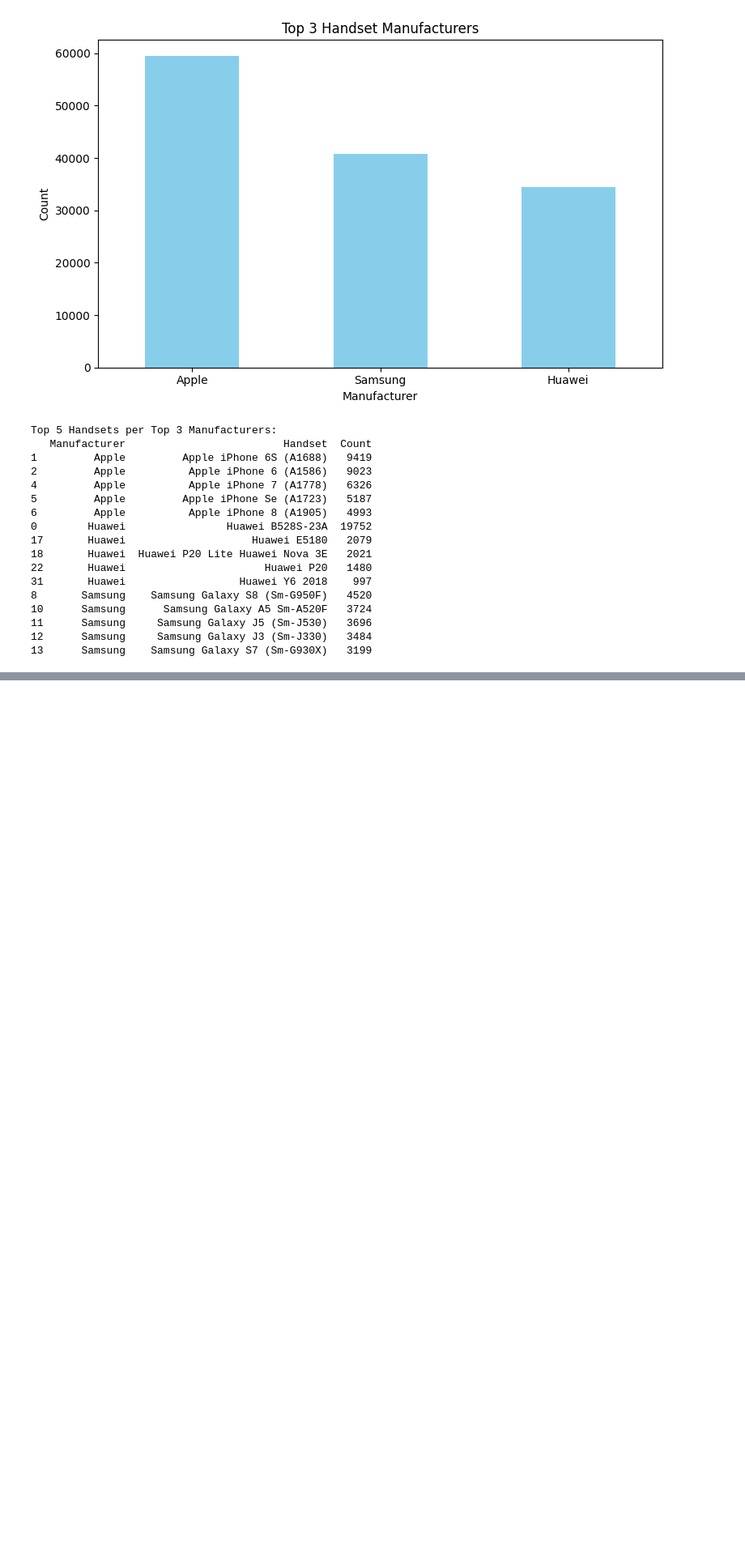
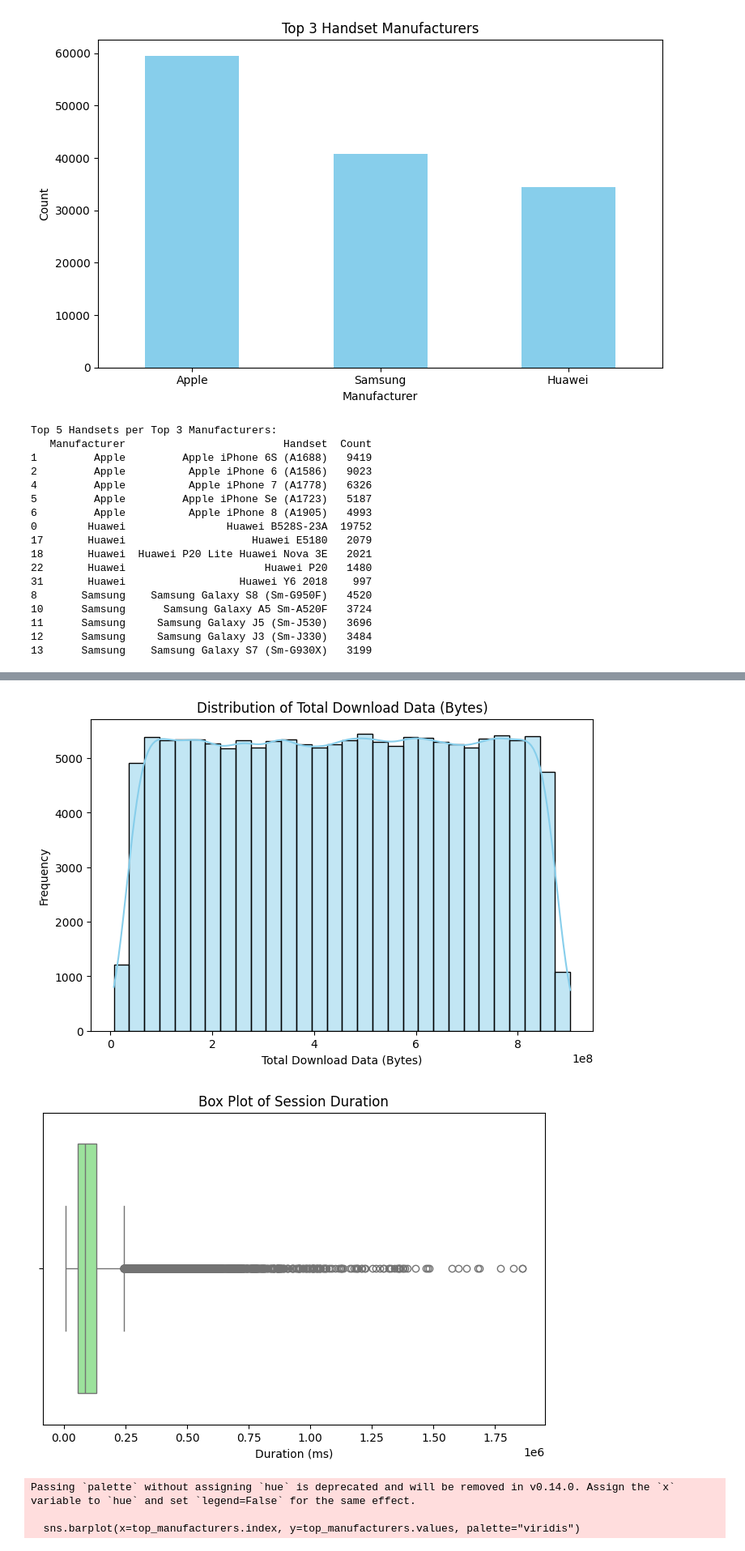
Before and after one commit to hasankere/Week2_DataScience_Project, a Jupyter notebook: notebooks/Telecom_Data_analysis.ipynb, the cells around one changed output, grey strips where cells are left out. Shown at 81% size. Saved outputs shown, nothing was run; the diff lists cells and outputs as text; code cells hidden in the pictures; blank space fills up the shorter version.

```diff
--- a/notebooks/Telecom_Data_analysis.ipynb
+++ b/notebooks/Telecom_Data_analysis.ipynb
@@ -278,0 +402,32 @@ Top 5 Handsets per Top 3 Manufacturers:
+# %%
+#Graphical Univariate Analysis
+# Histogram for Total DL (Bytes)
+plt.figure(figsize=(8, 5))
+sns.histplot(data['Total DL (Bytes)'], bins=30, kde=True, color='skyblue')
+plt.title("Distribution of Total Download Data (Bytes)")
+plt.xlabel("Total Download Data (Bytes)")
+plt.ylabel("Frequency")
+plt.show()
+
+# Box plot for Session Duration
+plt.figure(figsize=(8, 5))
+sns.boxplot(x=data['Dur. (ms)'], color='lightgreen')
+plt.title("Box Plot of Session Duration")
+plt.xlabel("Duration (ms)")
+plt.show()
+
+# Bar plot for Handset Manufacturer
+top_manufacturers = data['Handset Manufacturer'].value_counts().head(10)
+plt.figure(figsize=(10, 6))
+sns.barplot(x=top_manufacturers.index, y=top_manufacturers.values, palette="viridis")
+plt.title("Top 10 Handset Manufacturers")
+plt.xlabel("Manufacturer")
+plt.ylabel("Count")
+plt.xticks(rotation=45)
+plt.show()
+# %% [output]
+[figure, added]
+[figure, added]
+Passing `palette` without assigning `hue` is deprecated and will be removed in v0.14.0. Assign the `x` variable to `hue` and set `legend=False` for the same effect.
+
+  sns.barplot(x=top_manufacturers.index, y=top_manufacturers.values, palette="viridis")
```
Also changed, not shown: parts of 5 cells of this notebook.
